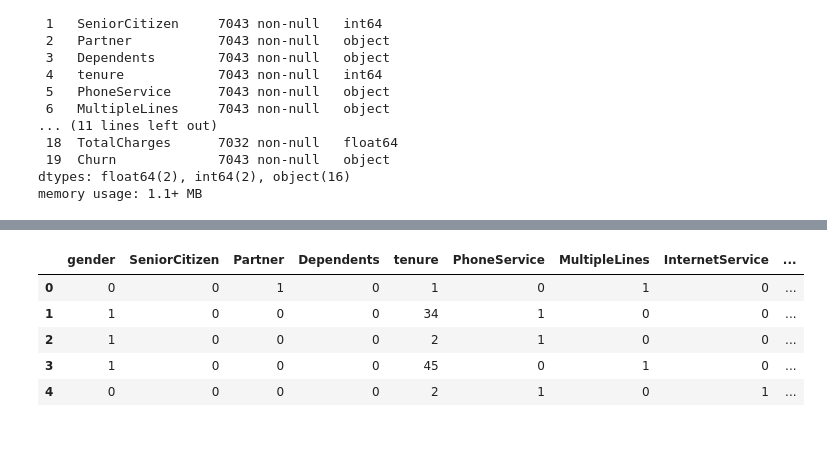
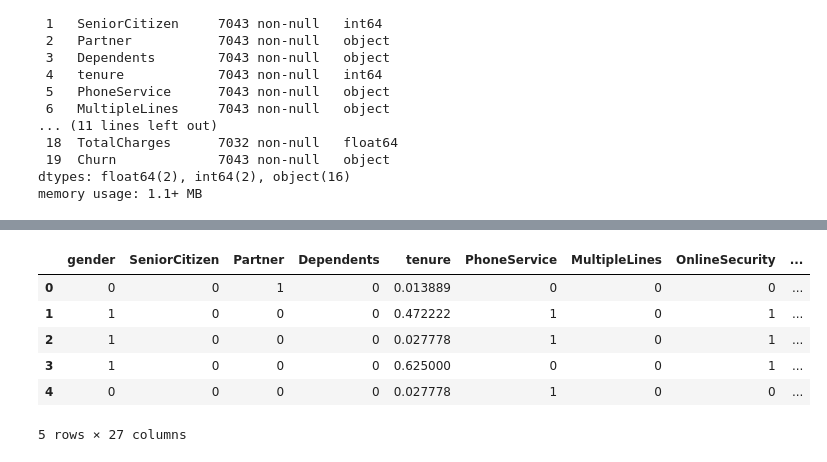
Before and after one commit to Benedixx/Telco_customer_churn, a Jupyter notebook: src/training.ipynb, the cells around one changed output, grey strips where cells are left out. Saved outputs shown, nothing was run; the diff lists cells and outputs as text; code cells hidden in the pictures.

Commit message:
update: update preprocessing data

```diff
--- a/src/training.ipynb
+++ b/src/training.ipynb
@@ -90,0 +135,3 @@ for col in df.columns:
+# %%
+for column in df:
+    print(f"{column} : {df[column].unique()}")
@@ -90,0 +156,2 @@ for col in df.columns:
+# %%
+df2 = pd.get_dummies(data=df, columns=['InternetService', 'Contract', 'PaymentMethod'])
@@ -90,0 +186,4 @@ for col in df.columns:
+# %%
+for column in df2:
+    if df2[column].dtype == 'bool':
+        df2[column] = df2[column].astype('int64')
@@ -91,9 +218,15 @@ for col in df.columns:
+# %%
+scaler = MinMaxScaler()
+
+numeric_column = ['tenure', 'MonthlyCharges', 'TotalCharges']
+df2[numeric_column] = scaler.fit_transform(df2[numeric_column])
 # %%
-df.head()
+df2.head()
 # %% [output]
-|  | gender | SeniorCitizen | Partner | Dependents | tenure | PhoneService | MultipleLines | InternetService | ... |
-| 0 | 0 | 0 | 1 | 0 | 1 | 0 | 1 | 0 | ... |
-| 1 | 1 | 0 | 0 | 0 | 34 | 1 | 0 | 0 | ... |
-| 2 | 1 | 0 | 0 | 0 | 2 | 1 | 0 | 0 | ... |
-| 3 | 1 | 0 | 0 | 0 | 45 | 0 | 1 | 0 | ... |
-| 4 | 0 | 0 | 0 | 0 | 2 | 1 | 0 | 1 | ... |
+|  | gender | SeniorCitizen | Partner | Dependents | tenure | PhoneService | MultipleLines | OnlineSecurity | ... |
+| 0 | 0 | 0 | 1 | 0 | 0.013889 | 0 | 0 | 0 | ... |
+| 1 | 1 | 0 | 0 | 0 | 0.472222 | 1 | 0 | 1 | ... |
+| 2 | 1 | 0 | 0 | 0 | 0.027778 | 1 | 0 | 1 | ... |
+| 3 | 1 | 0 | 0 | 0 | 0.625000 | 0 | 0 | 1 | ... |
+| 4 | 0 | 0 | 0 | 0 | 0.027778 | 1 | 0 | 0 | ... |
+5 rows × 27 columns
```
Also changed, not shown: parts of 14 cells of this notebook.
